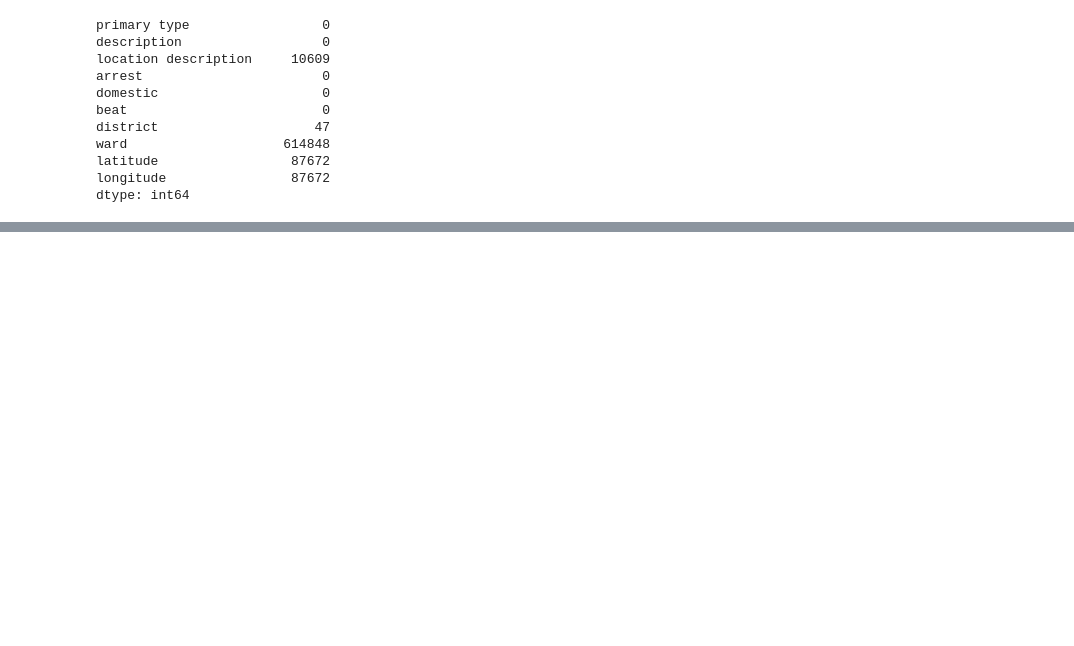
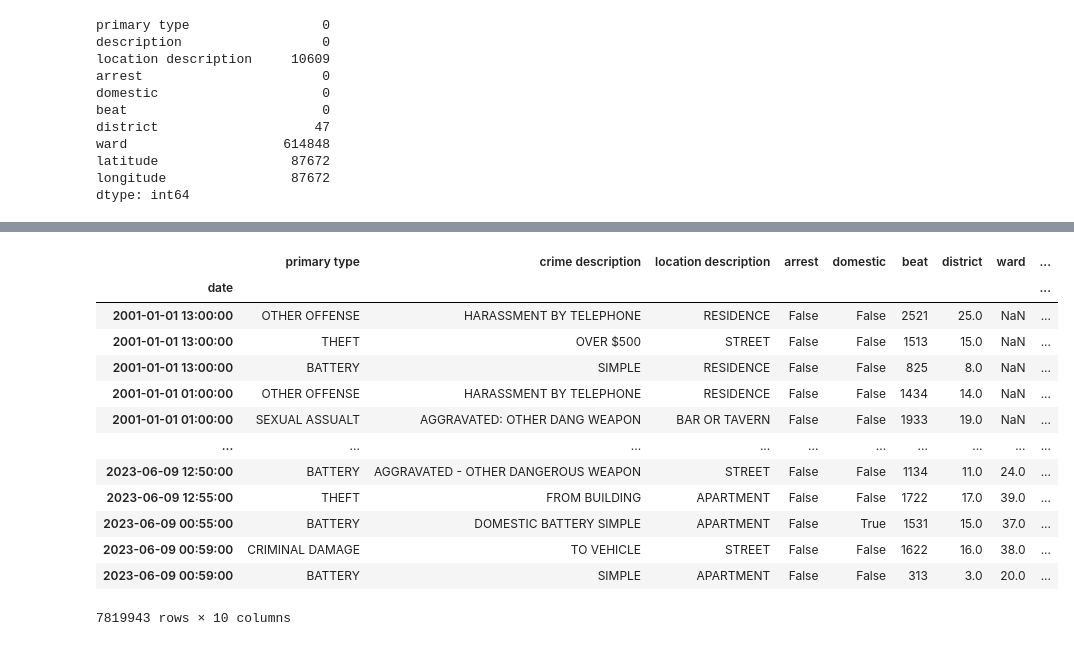
Before and after one commit to kevinbrnett/Time-Series-Analysis-of-Crime-Data, a Jupyter notebook: Time Series Crime Data Project -- Part 1.ipynb, the cells around one changed output, grey strips where cells are left out. Drawn from its saved outputs; the diff is of its cells as text; code cells hidden in the pictures; blank space fills up the shorter version.

```diff
--- a/Time Series Crime Data Project -- Part 1.ipynb
+++ b/Time Series Crime Data Project -- Part 1.ipynb
@@ -193,0 +203,9 @@ Name: longitude, Length: 889945, dtype: int64
+# %%
+# Correct errors in 'primary type' column
+df_ts['primary type'] = df_ts['primary type'].replace({'CRIM SEXUAL ASSAULT':'SEXUAL ASSUALT',
+                                                       'CRIMINAL SEXUAL ASSAULT':'SEXUAL ASSUALT',
+                                                       'SEX OFFENSE':'OTHER SEX OFFENSE',
+                                                       'OTHER NARCOTIC VIOLATION':'NARCOTICS',
+                                                       'NON - CRIMINAL':'NON-CRIMINAL',
+                                                       'NON-CRIMINAL (SUBJECT SPECIFIED)':'NON-CRIMINAL'})
+df_ts['primary type'].value_counts()
@@ -193,0 +230,5 @@ Name: longitude, Length: 889945, dtype: int64
+# %%
+# Change dtypes of columns
+df_ts = df_ts.astype({'primary type':object, 'description':object,
+                      'location description':object})
+df_ts.dtypes
@@ -193,0 +247,18 @@ Name: longitude, Length: 889945, dtype: int64
+# %%
+# Rename 'description' column to 'crime description'
+df_ts.rename(columns={'description':'crime description'})
+# %% [output]
+|  | primary type | crime description | location description | arrest | domestic | beat | district | ward | ... |
+| date |  |  |  |  |  |  |  |  | ... |
+| 2001-01-01 13:00:00 | OTHER OFFENSE | HARASSMENT BY TELEPHONE | RESIDENCE | False | False | 2521 | 25.0 | NaN | ... |
+| 2001-01-01 13:00:00 | THEFT | OVER $500 | STREET | False | False | 1513 | 15.0 | NaN | ... |
+| 2001-01-01 13:00:00 | BATTERY | SIMPLE | RESIDENCE | False | False | 825 | 8.0 | NaN | ... |
+| 2001-01-01 01:00:00 | OTHER OFFENSE | HARASSMENT BY TELEPHONE | RESIDENCE | False | False | 1434 | 14.0 | NaN | ... |
+| 2001-01-01 01:00:00 | SEXUAL ASSUALT | AGGRAVATED: OTHER DANG WEAPON | BAR OR TAVERN | False | False | 1933 | 19.0 | NaN | ... |
+| ... | ... | ... | ... | ... | ... | ... | ... | ... | ... |
+| 2023-06-09 12:50:00 | BATTERY | AGGRAVATED - OTHER DANGEROUS WEAPON | STREET | False | False | 1134 | 11.0 | 24.0 | ... |
+| 2023-06-09 12:55:00 | THEFT | FROM BUILDING | APARTMENT | False | False | 1722 | 17.0 | 39.0 | ... |
+| 2023-06-09 00:55:00 | BATTERY | DOMESTIC BATTERY SIMPLE | APARTMENT | False | True | 1531 | 15.0 | 37.0 | ... |
+| 2023-06-09 00:59:00 | CRIMINAL DAMAGE | TO VEHICLE | STREET | False | False | 1622 | 16.0 | 38.0 | ... |
+| 2023-06-09 00:59:00 | BATTERY | SIMPLE | APARTMENT | False | False | 313 | 3.0 | 20.0 | ... |
+7819943 rows × 10 columns
```
Also changed, not shown: parts of 10 cells of this notebook.
